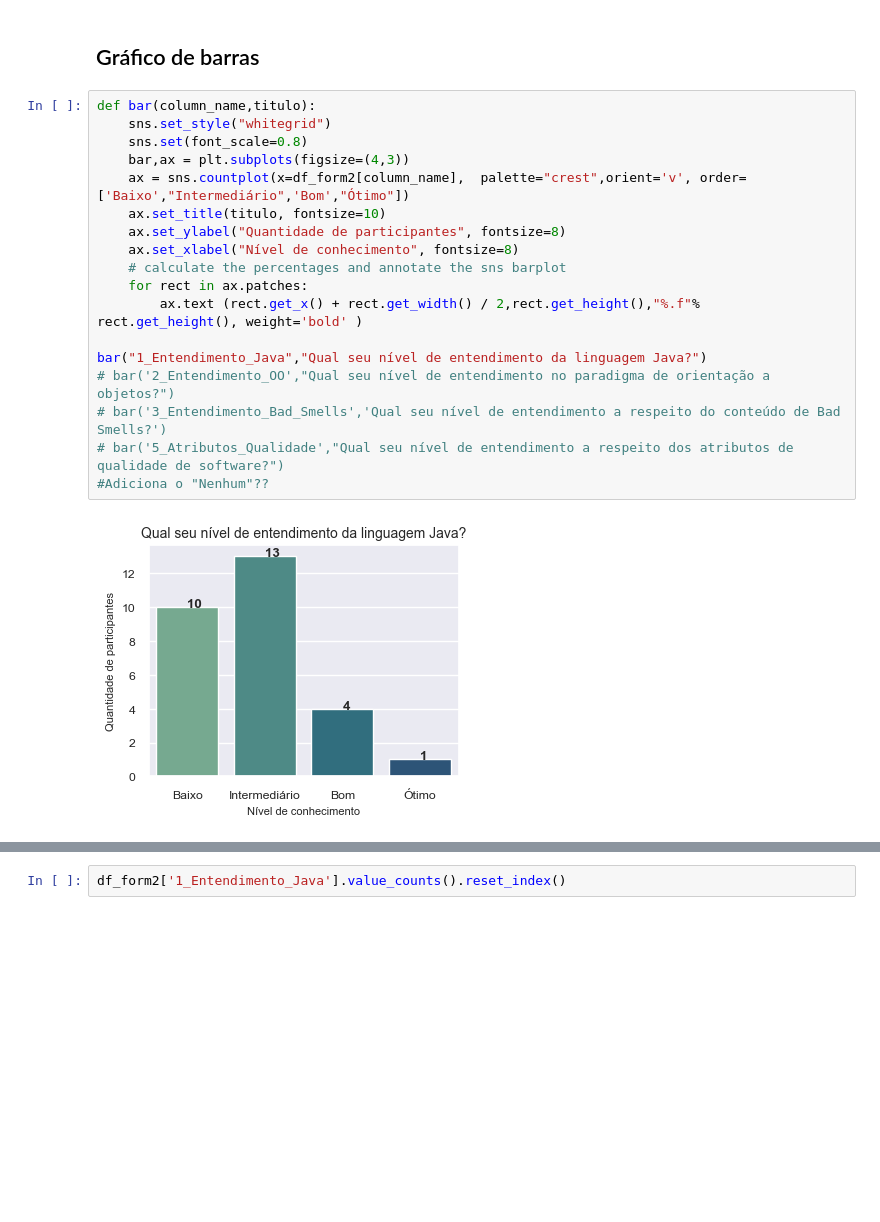
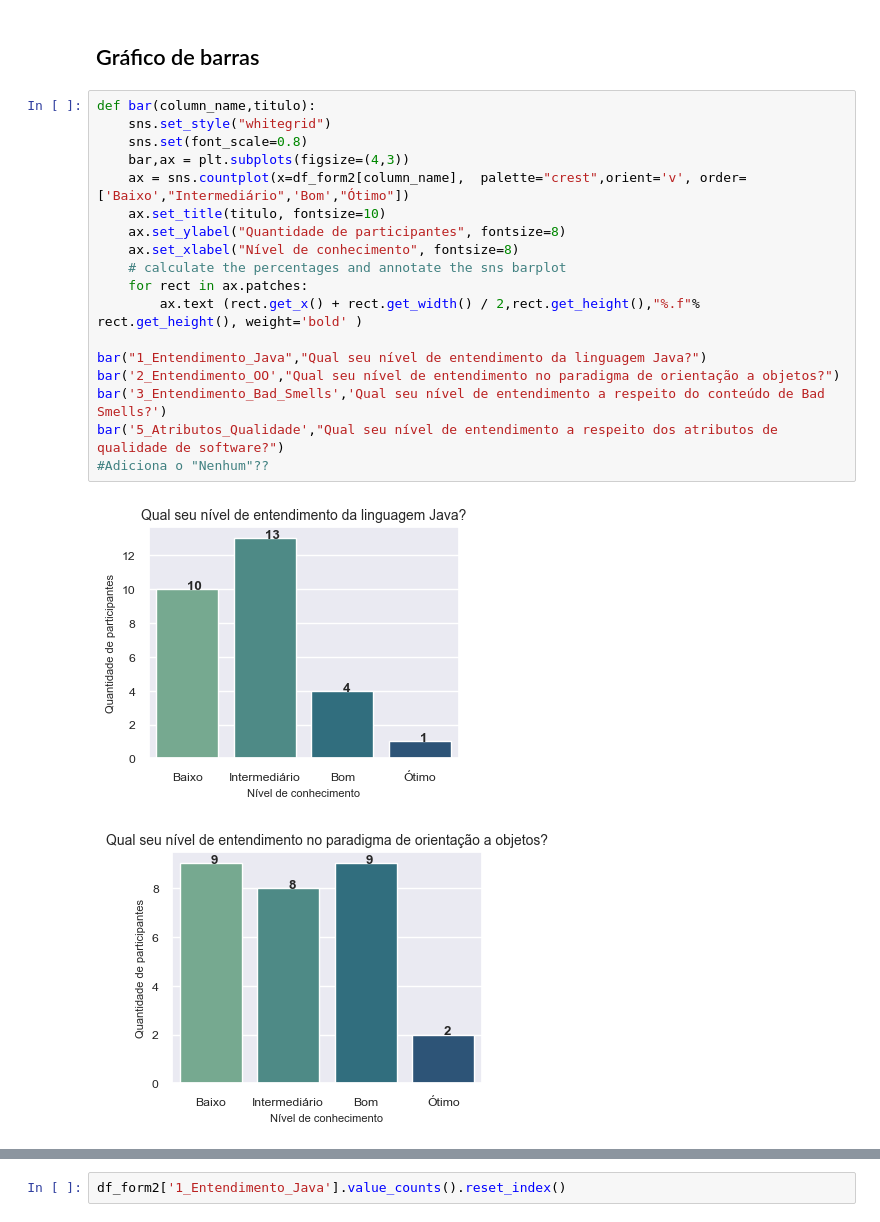
Before and after one commit to stefaneadna/Quality_Software, a Jupyter notebook: trabalho3/analise.ipynb, the cells around one changed output, grey strips where cells are left out. Drawn from its saved outputs; the diff is of its cells as text; blank space fills up the shorter version.

```diff
--- a/trabalho3/analise.ipynb
+++ b/trabalho3/analise.ipynb
@@ -156,20 +190,21 @@ pie('1_Entendimento_Java')
 # %%
 def bar(column_name,titulo):
     sns.set_style("whitegrid")
     sns.set(font_scale=0.8)
     bar,ax = plt.subplots(figsize=(4,3))
     ax = sns.countplot(x=df_form2[column_name],  palette="crest",orient='v', order=['Baixo',"Intermediário",'Bom',"Ótimo"])
     ax.set_title(titulo, fontsize=10)
     ax.set_ylabel("Quantidade de participantes", fontsize=8)
     ax.set_xlabel("Nível de conhecimento", fontsize=8)
     # calculate the percentages and annotate the sns barplot
     for rect in ax.patches:
         ax.text (rect.get_x() + rect.get_width() / 2,rect.get_height(),"%.f"% rect.get_height(), weight='bold' )
 
 bar("1_Entendimento_Java","Qual seu nível de entendimento da linguagem Java?")
-# bar('2_Entendimento_OO',"Qual seu nível de entendimento no paradigma de orientação a objetos?")
-# bar('3_Entendimento_Bad_Smells','Qual seu nível de entendimento a respeito do conteúdo de Bad Smells?')
-# bar('5_Atributos_Qualidade',"Qual seu nível de entendimento a respeito dos atributos de qualidade de software?")
+bar('2_Entendimento_OO',"Qual seu nível de entendimento no paradigma de orientação a objetos?")
+bar('3_Entendimento_Bad_Smells','Qual seu nível de entendimento a respeito do conteúdo de Bad Smells?')
+bar('5_Atributos_Qualidade',"Qual seu nível de entendimento a respeito dos atributos de qualidade de software?")
 #Adiciona o "Nenhum"??
 # %% [output]
 [figure]
+[figure, added]
```
Also changed, not shown: parts of 7 cells of this notebook, 4 other files.
